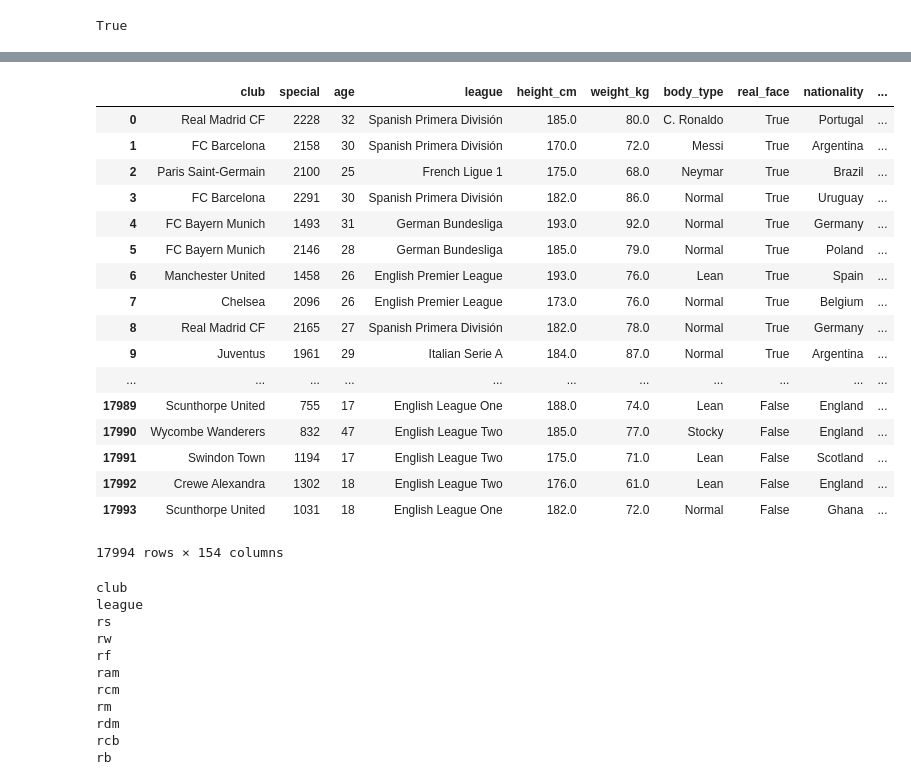
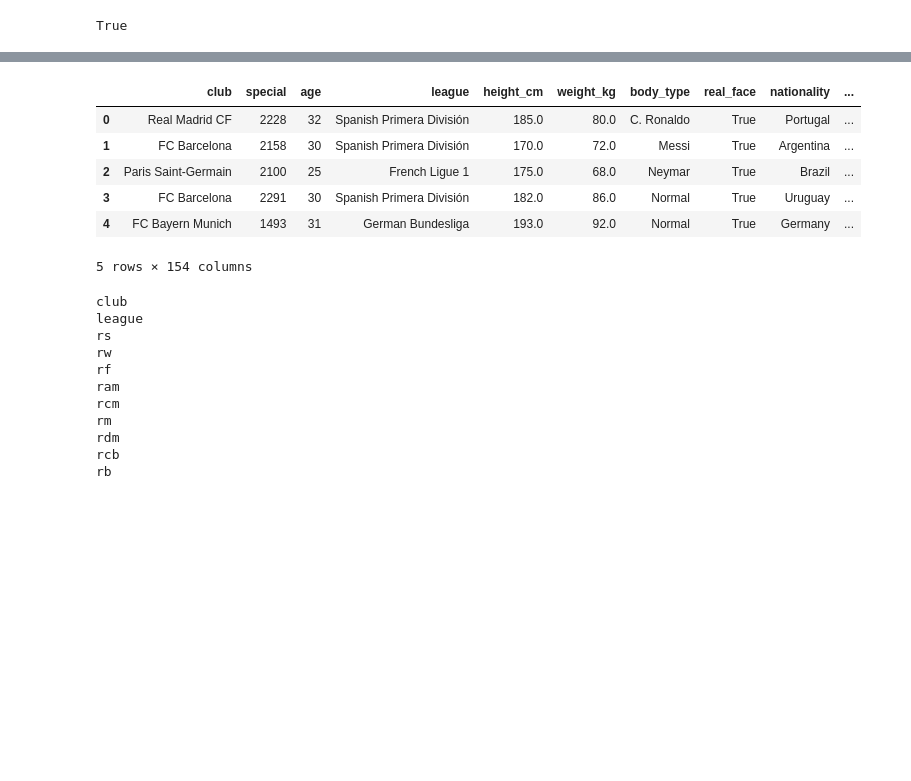
Before and after one commit to vibhavagarwal5/FIFA_Rating, a Jupyter notebook: fifa.ipynb, the cells around one changed output, grey strips where cells are left out. Saved outputs shown, nothing was run; the diff lists cells and outputs as text; code cells hidden in the pictures; blank space fills up the shorter version.

```diff
--- a/fifa.ipynb
+++ b/fifa.ipynb
@@ -39,26 +17,15 @@ drop_features = ["ID", "name", "full_name", "club_logo", "birth_date", "flag", "
 # %%
 data_1 = data[[item for item in list(data.columns) if item not in drop_features]]
 # %%
-data_1
+data_1.head()
 # %% [output]
 |  | club | special | age | league | height_cm | weight_kg | body_type | real_face | nationality | ... |
 | 0 | Real Madrid CF | 2228 | 32 | Spanish Primera División | 185.0 | 80.0 | C. Ronaldo | True | Portugal | ... |
 | 1 | FC Barcelona | 2158 | 30 | Spanish Primera División | 170.0 | 72.0 | Messi | True | Argentina | ... |
 | 2 | Paris Saint-Germain | 2100 | 25 | French Ligue 1 | 175.0 | 68.0 | Neymar | True | Brazil | ... |
 | 3 | FC Barcelona | 2291 | 30 | Spanish Primera División | 182.0 | 86.0 | Normal | True | Uruguay | ... |
 | 4 | FC Bayern Munich | 1493 | 31 | German Bundesliga | 193.0 | 92.0 | Normal | True | Germany | ... |
-| 5 | FC Bayern Munich | 2146 | 28 | German Bundesliga | 185.0 | 79.0 | Normal | True | Poland | ... |
-| 6 | Manchester United | 1458 | 26 | English Premier League | 193.0 | 76.0 | Lean | True | Spain | ... |
-| 7 | Chelsea | 2096 | 26 | English Premier League | 173.0 | 76.0 | Normal | True | Belgium | ... |
-| 8 | Real Madrid CF | 2165 | 27 | Spanish Primera División | 182.0 | 78.0 | Normal | True | Germany | ... |
-| 9 | Juventus | 1961 | 29 | Italian Serie A | 184.0 | 87.0 | Normal | True | Argentina | ... |
-| ... | ... | ... | ... | ... | ... | ... | ... | ... | ... | ... |
-| 17989 | Scunthorpe United | 755 | 17 | English League One | 188.0 | 74.0 | Lean | False | England | ... |
-| 17990 | Wycombe Wanderers | 832 | 47 | English League Two | 185.0 | 77.0 | Stocky | False | England | ... |
-| 17991 | Swindon Town | 1194 | 17 | English League Two | 175.0 | 71.0 | Lean | False | Scotland | ... |
-| 17992 | Crewe Alexandra | 1302 | 18 | English League Two | 176.0 | 61.0 | Lean | False | England | ... |
-| 17993 | Scunthorpe United | 1031 | 18 | English League One | 182.0 | 72.0 | Normal | False | Ghana | ... |
-17994 rows × 154 columns
+5 rows × 154 columns
 # %%
 for i in list(data_1.columns):
     if data_1[i].isnull().values.any():
```
Also changed, not shown: parts of 14 cells of this notebook.
